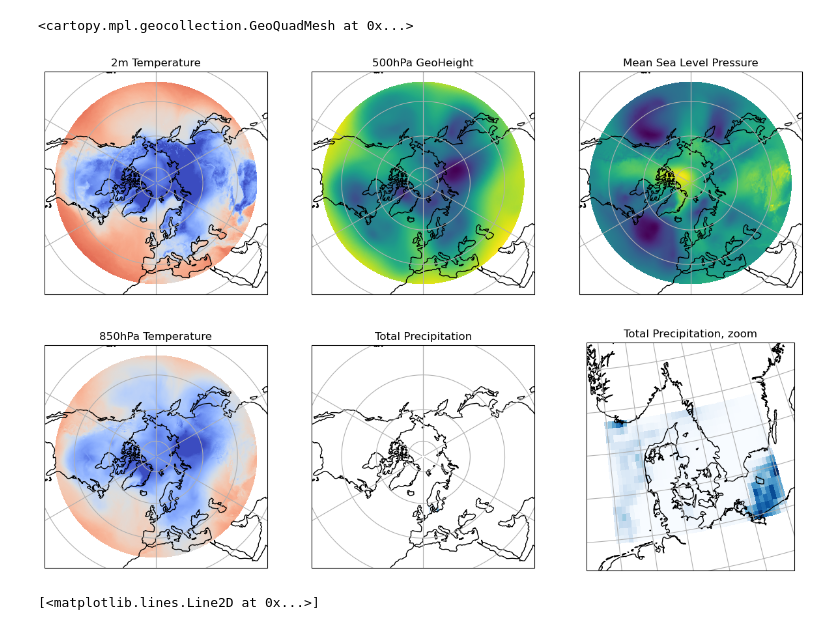
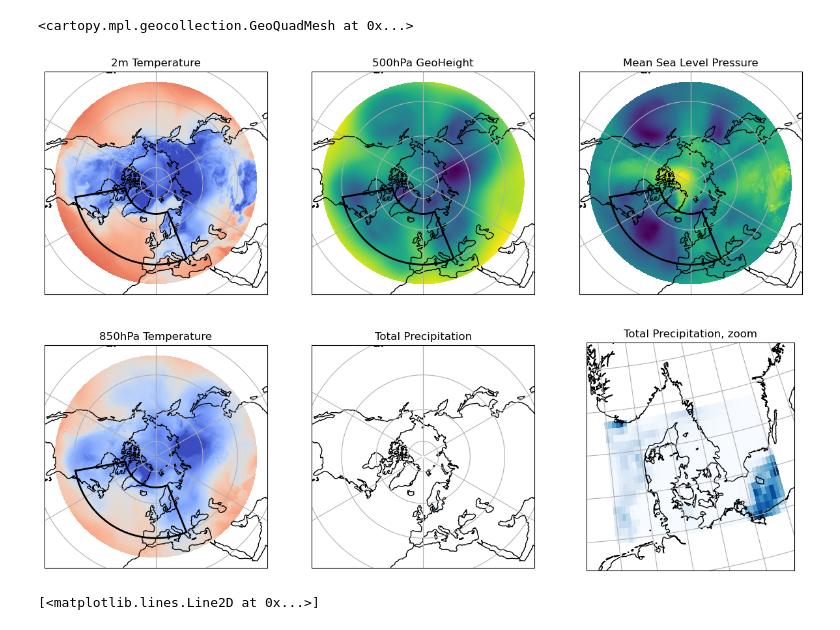
Before and after one commit to nielsdavidsen/LRP_ERA5_fork, a Jupyter notebook: jeppe/reading_the_different_data_vars.ipynb, the cells around one changed output. Drawn from its saved outputs; the diff is of its cells as text; code cells hidden in the pictures.

```diff
--- a/jeppe/reading_the_different_data_vars.ipynb
+++ b/jeppe/reading_the_different_data_vars.ipynb
@@ -53,32 +53,61 @@ Attributes:
 # %%
 fig, axs = plt.subplots(ncols=3,nrows=2, figsize=(15, 10), subplot_kw={'projection': ccrs.NorthPolarStereo()})
 
 for ax in axs.flatten():
     ax.coastlines()
     # ax.add_feature(cfeature.LAND, edgecolor='black')
     ax.gridlines()
 
     ax.set_extent([-180, 180, 25, 90], ccrs.PlateCarree())
+
+# Define corners
+lat_min, lat_max = 40, 70
+lon_min, lon_max = -80, 22
+
+# Number of points per side
+n_points = 100
+
+# Build each side with more points
+bottom_lons = np.linspace(lon_min, lon_max, n_points)
+bottom_lats = np.full_like(bottom_lons, lat_min)
+
+right_lats = np.linspace(lat_min, lat_max, n_points)
+right_lons = np.full_like(right_lats, lon_max)
+
+top_lons = np.linspace(lon_max, lon_min, n_points)
+top_lats = np.full_like(top_lons, lat_max)
+
+left_lats = np.linspace(lat_max, lat_min, n_points)
+left_lons = np.full_like(left_lats, lon_min)
+
+# Concatenate full loop
+lons = np.concatenate([bottom_lons, right_lons, top_lons, left_lons])
+lats = np.concatenate([bottom_lats, right_lats, top_lats, left_lats])
+
+# Plot the smooth square on selected subplots
+for ax in axs.flatten()[:-2]:
+    ax.plot(lons, lats, transform=ccrs.PlateCarree(), color='black', linewidth=2)
+
 
 # Plotting the data
 axs[0, 0].set_title('2m Temperature')
 axs[0, 0].pcolormesh(t2m.longitude, t2m.latitude, t2m.t2m[0], transform=ccrs.PlateCarree(), cmap='coolwarm', shading='auto', vmin = 273-30, vmax = 273+30)
 
 axs[0, 1].set_title('500hPa GeoHeight')
 axs[0, 1].pcolormesh(geo.longitude, geo.latitude, geo.z.isel(pressure_level = 0)[0], transform=ccrs.PlateCarree(), cmap='viridis', shading='auto')
 axs[0, 2].set_title('Mean Sea Level Pressure')
 axs[0, 2].pcolormesh(mslp.longitude, mslp.latitude, mslp.msl[0], transform=ccrs.PlateCarree(), cmap='viridis', shading='auto')
 axs[1, 0].set_title('850hPa Temperature')
 axs[1, 0].pcolormesh(t850.longitude, t850.latitude, t850.t.isel(pressure_level = 0)[0], transform=ccrs.PlateCarree(), cmap='coolwarm', shading='auto',vmin = 273-30, vmax = 273+30)
 axs[1, 1].set_title('Total Precipitation')
 axs[1, 1].pcolormesh(prec.longitude, prec.latitude, prec.tp[0], transform=ccrs.PlateCarree(), cmap='Blues', shading='auto')
 
 axs[1, 2].set_title('Total Precipitation, zoom')
 axs[1, 2].set_extent([5, 16, 53, 60], ccrs.PlateCarree())
 axs[1, 2].pcolormesh(prec.longitude, prec.latitude, prec.tp[0], transform=ccrs.PlateCarree(), cmap='Blues', shading='auto')
 # %% [output]
 <cartopy.mpl.geocollection.GeoQuadMesh at 0x...>
-[figure, old version]
+[figure, new version]
 # %%
 ##make a precipt mean
 prec_mean = prec.tp.mean(dim = ['longitude', 'latitude'])*1e3*4
```
Also changed, not shown: parts of 2 cells of this notebook, 1 other file.
